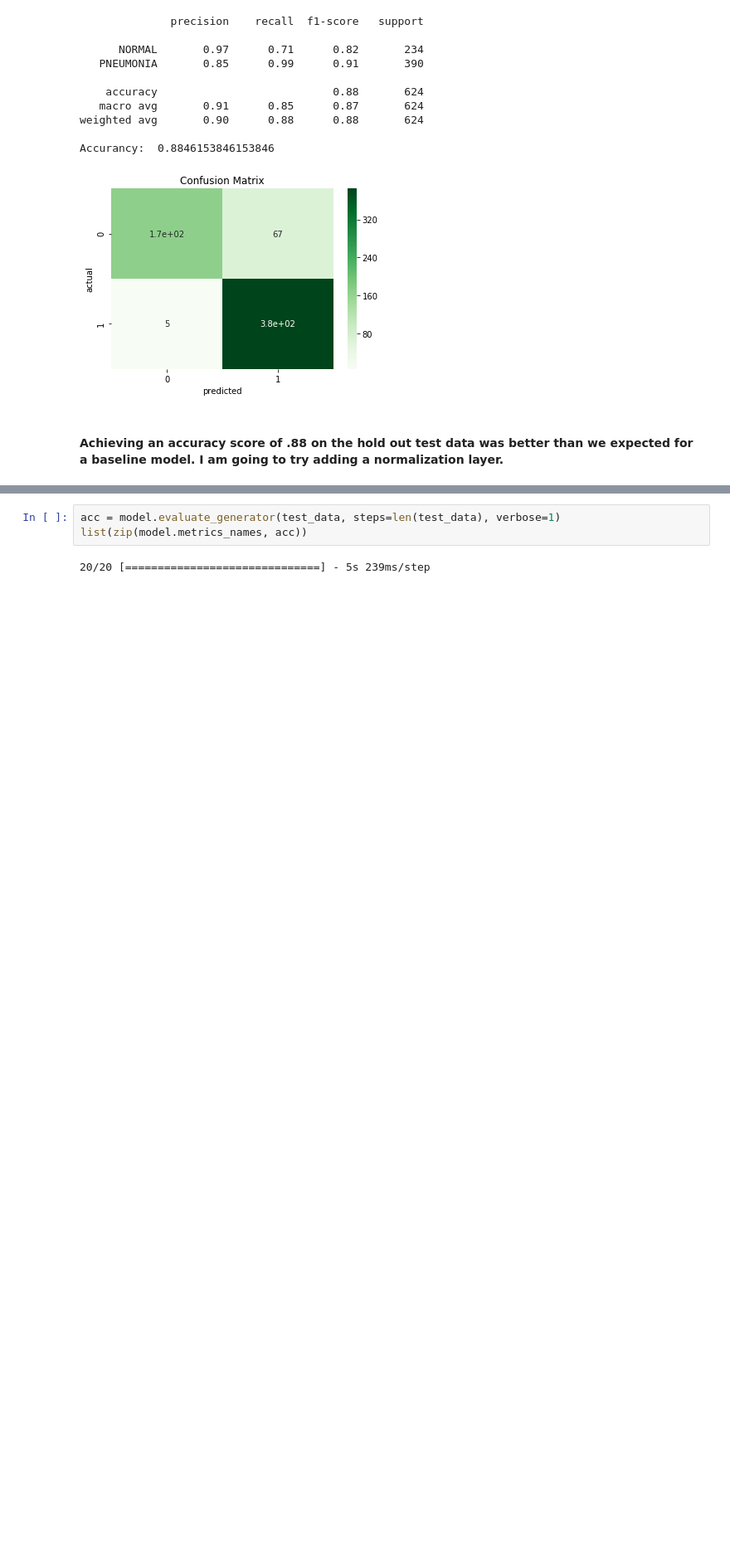
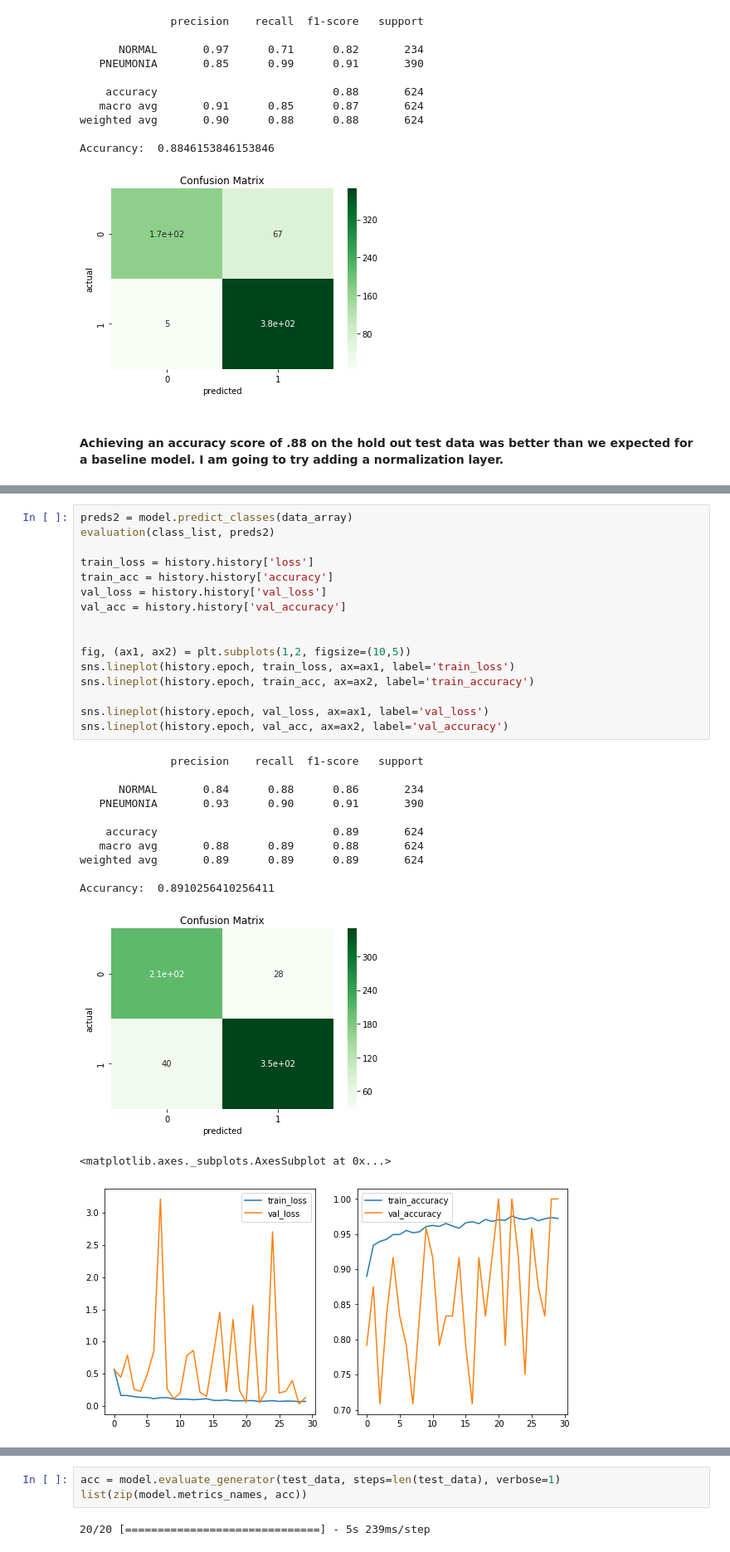
Before and after one commit to mesterhammerfic/x_ray_classification, a Jupyter notebook: 01_jw_eda.ipynb, the cells around one changed output, grey strips where cells are left out. Shown at 83% size. Drawn from its saved outputs; the diff is of its cells as text; blank space fills up the shorter version.

Commit message:
trnsfer models

```diff
--- a/01_jw_eda.ipynb
+++ b/01_jw_eda.ipynb
@@ -237,0 +317,30 @@ Epoch 30/30
+# %%
+preds2 = model.predict_classes(data_array)
+evaluation(class_list, preds2)
+
+train_loss = history.history['loss']
+train_acc = history.history['accuracy']
+val_loss = history.history['val_loss']
+val_acc = history.history['val_accuracy']
+
+
+fig, (ax1, ax2) = plt.subplots(1,2, figsize=(10,5))
+sns.lineplot(history.epoch, train_loss, ax=ax1, label='train_loss')
+sns.lineplot(history.epoch, train_acc, ax=ax2, label='train_accuracy')
+
+sns.lineplot(history.epoch, val_loss, ax=ax1, label='val_loss')
+sns.lineplot(history.epoch, val_acc, ax=ax2, label='val_accuracy')
+# %% [output]
+              precision    recall  f1-score   support
+
+      NORMAL       0.84      0.88      0.86       234
+   PNEUMONIA       0.93      0.90      0.91       390
+
+    accuracy                           0.89       624
+   macro avg       0.88      0.89      0.88       624
+weighted avg       0.89      0.89      0.89       624
+
+Accurancy:  0.8910256410256411
+[figure, added]
+<matplotlib.axes._subplots.AxesSubplot at 0x...>
+[figure, added]
```
Also changed, not shown: parts of 56 cells of this notebook.
